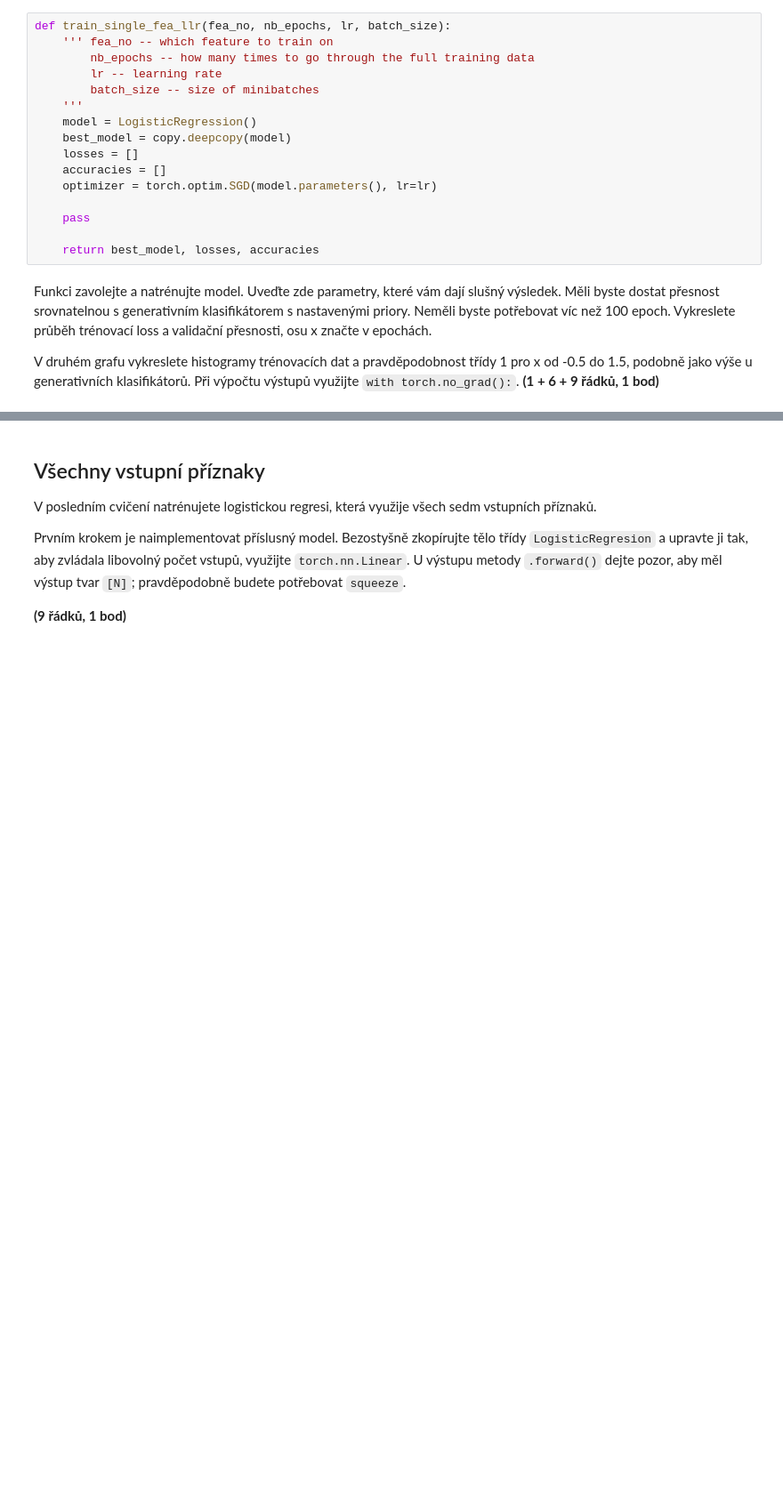
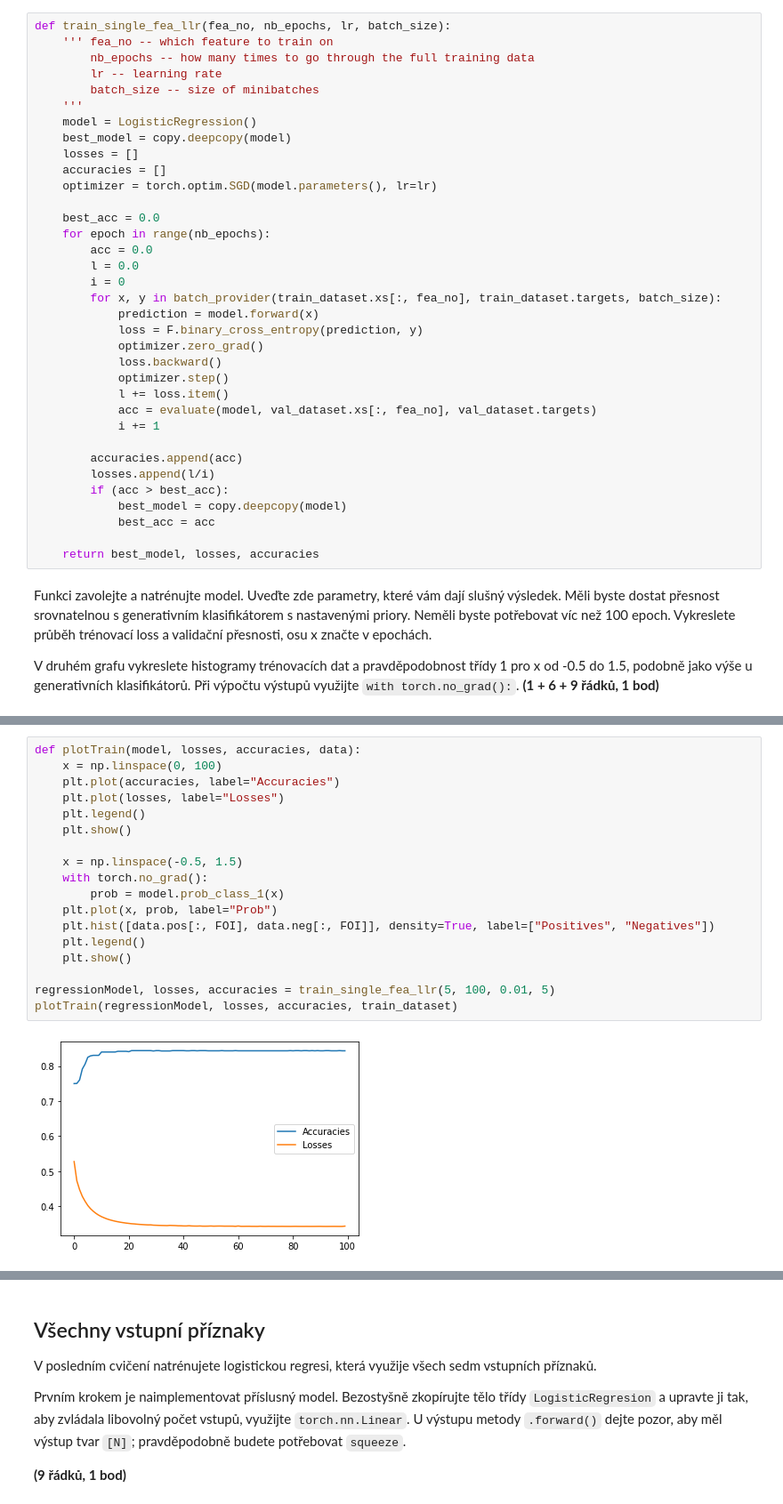
Before and after one commit to Izuwei/fit-vut, a Jupyter notebook: 1MIT/SUI/DU/zadani.ipynb, the cells around one changed output, grey strips where cells are left out. Shown at 89% size. Drawn from its saved outputs; the diff is of its cells as text; blank space fills up the shorter version.

```diff
--- a/1MIT/SUI/DU/zadani.ipynb
+++ b/1MIT/SUI/DU/zadani.ipynb
@@ -271,7 +280,26 @@ def train_single_fea_llr(fea_no, nb_epochs, lr, batch_size):
     accuracies = []
     optimizer = torch.optim.SGD(model.parameters(), lr=lr)
 
-    pass
+    best_acc = 0.0
+    for epoch in range(nb_epochs):
+        acc = 0.0
+        l = 0.0
+        i = 0
+        for x, y in batch_provider(train_dataset.xs[:, fea_no], train_dataset.targets, batch_size):
+            prediction = model.forward(x)
+            loss = F.binary_cross_entropy(prediction, y)
+            optimizer.zero_grad()
+            loss.backward()
+            optimizer.step()
+            l += loss.item()
+            acc = evaluate(model, val_dataset.xs[:, fea_no], val_dataset.targets)
+            i += 1
+
+        accuracies.append(acc)
+        losses.append(l/i)
+        if (acc > best_acc):
+            best_model = copy.deepcopy(model)
+            best_acc = acc
 
     return best_model, losses, accuracies
 # %% [markdown]
@@ -288,0 +315,20 @@ pass
+# %%
+def plotTrain(model, losses, accuracies, data):
+    x = np.linspace(0, 100)
+    plt.plot(accuracies, label="Accuracies")
+    plt.plot(losses, label="Losses")
+    plt.legend()
+    plt.show()
+
+    x = np.linspace(-0.5, 1.5)
+    with torch.no_grad():
+        prob = model.prob_class_1(x)
+    plt.plot(x, prob, label="Prob")
+    plt.hist([data.pos[:, FOI], data.neg[:, FOI]], density=True, label=["Positives", "Negatives"])
+    plt.legend()
+    plt.show()
+
+regressionModel, losses, accuracies = train_single_fea_llr(5, 100, 0.01, 5)
+plotTrain(regressionModel, losses, accuracies, train_dataset)
+# %% [output]
+[figure, added]
```
Also changed, not shown: parts of 12 cells of this notebook.
